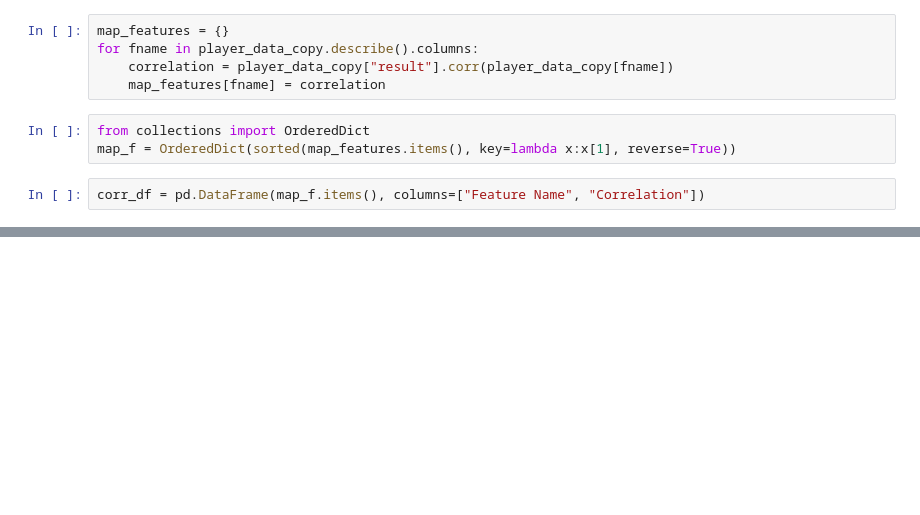
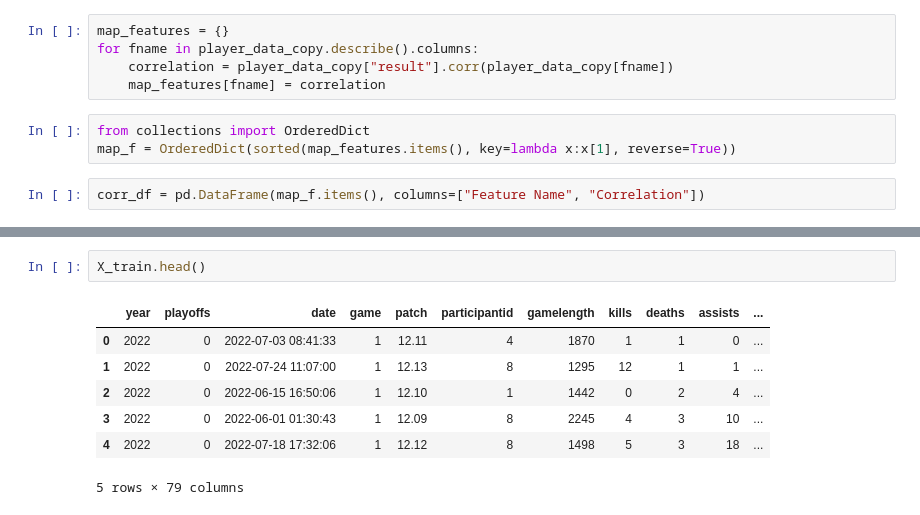
Before and after one commit to niketanmoon/esports, a Jupyter notebook: players.ipynb, the cells around one changed output, grey strips where cells are left out. Drawn from its saved outputs; the diff is of its cells as text; blank space fills up the shorter version.

```diff
--- a/players.ipynb
+++ b/players.ipynb
@@ -386,0 +508,10 @@ corr_df.head(10)
+# %%
+X_train.head()
+# %% [output]
+|  | year | playoffs | date | game | patch | participantid | gamelength | kills | deaths | assists | ... |
+| 0 | 2022 | 0 | 2022-07-03 08:41:33 | 1 | 12.11 | 4 | 1870 | 1 | 1 | 0 | ... |
+| 1 | 2022 | 0 | 2022-07-24 11:07:00 | 1 | 12.13 | 8 | 1295 | 12 | 1 | 1 | ... |
+| 2 | 2022 | 0 | 2022-06-15 16:50:06 | 1 | 12.10 | 1 | 1442 | 0 | 2 | 4 | ... |
+| 3 | 2022 | 0 | 2022-06-01 01:30:43 | 1 | 12.09 | 8 | 2245 | 4 | 3 | 10 | ... |
+| 4 | 2022 | 0 | 2022-07-18 17:32:06 | 1 | 12.12 | 8 | 1498 | 5 | 3 | 18 | ... |
+5 rows × 79 columns
```
Also changed, not shown: parts of 54 cells of this notebook, 2 other files.
